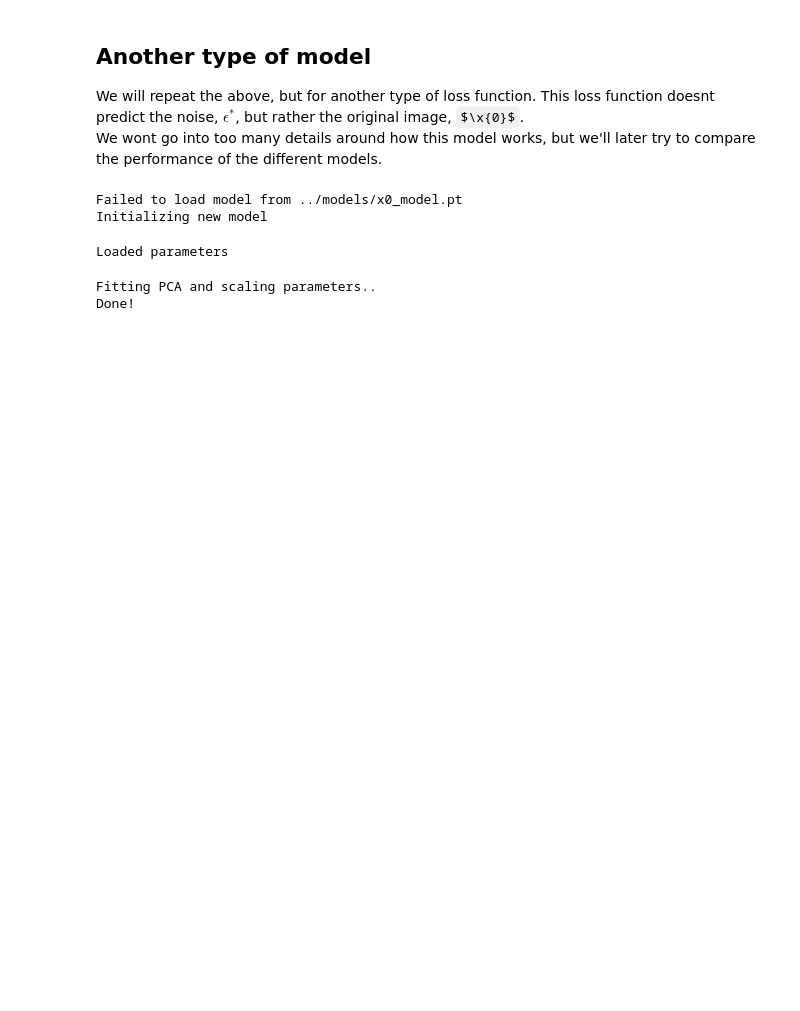
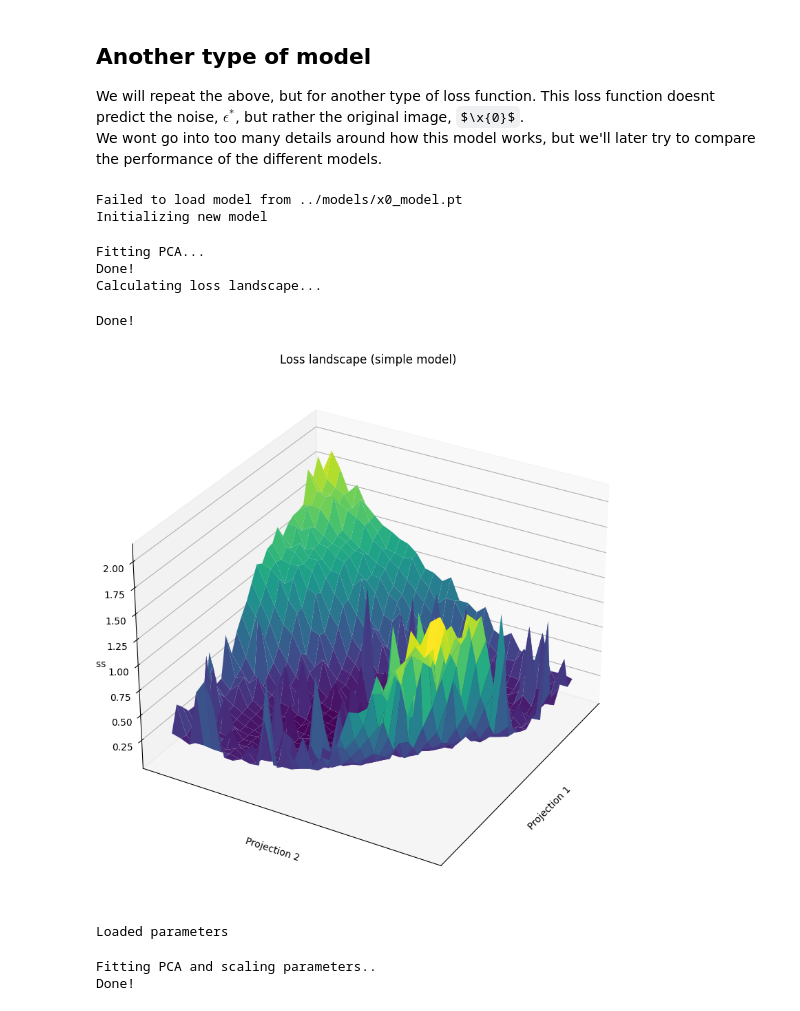
Before and after one commit to Andemand111/Specialkursus_diffusionmodel, a Jupyter notebook: main.IPYNB, the cells around one changed output. Drawn from its saved outputs; the diff is of its cells as text; code cells hidden in the pictures; some formulas as TeX source; blank space fills up the shorter version.

```diff
--- a/main.IPYNB
+++ b/main.IPYNB
@@ -350,11 +358,6 @@ plt.plot(x0_model_objective)
 plt.xlabel("t")
 plt.ylabel("Objective_t")
 plt.title(f"Objective = {x0_model_objective.sum().item():.2f} (x0 model)")
-# %%
-simple_model_parameters = torch.load("../data/simple_model_parameters.pt").detach().numpy()
-print("Loaded parameters")
-# %% [output]
-Loaded parameters
 # %%
 def make_state_dict_from_paramters(model, parameters):
     state_dict = model.state_dict()
@@ -368 +424,22 @@ def make_state_dict_from_paramters(model, parameters):
+# %%
+simple_model_parameters = torch.load("../data/simple_model_parameters.pt").detach().numpy()
+X, Y, Z = make_loss_landscape(simple_model_parameters, resolution=2)
+plot_loss_landscape(X, Y, Z, title="Loss landscape (simple model)")
+# %% [output]
+Fitting PCA...
+Done!
+Calculating loss landscape...
+Done!
+[figure, added]
+# %%
+simple_model_parameters = torch.load("../data/simple_model_parameters.pt").detach().numpy()
+print("Loaded parameters")
+best_params = simple_model_parameters[-1]
+
+num_params = simple_model_parameters.shape[1]
+len_subset = int(0.2 * num_params)
+indxs = np.random.choice(num_params, len_subset, replace=False)
+subset_params = simple_model_parameters[:, indxs]
+# %% [output]
+Loaded parameters
 # %%
```
Also changed, not shown: parts of 15 cells of this notebook, 10 other files.
